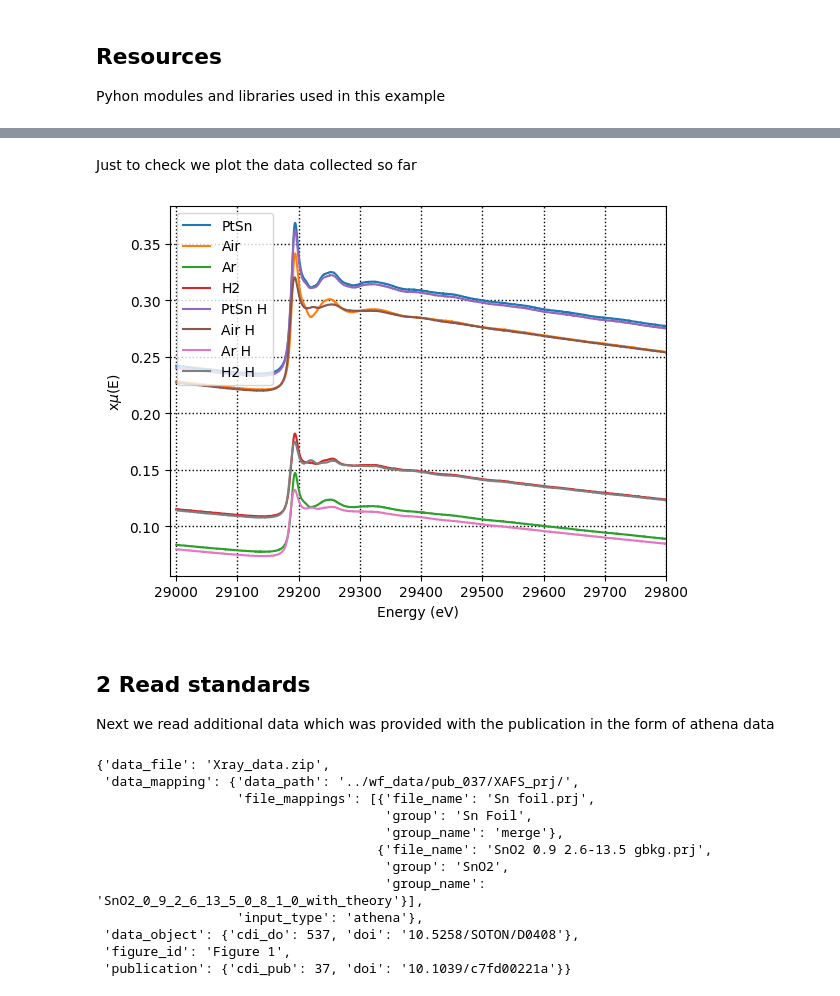
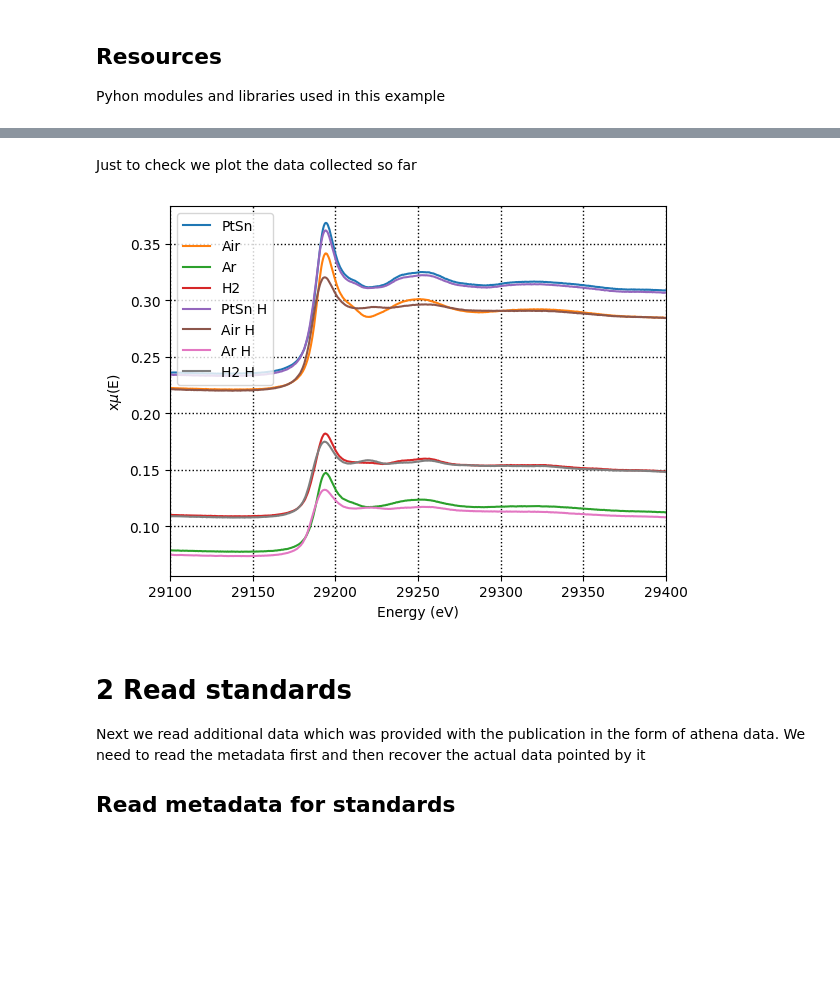
Before and after one commit to scman1/psdi_webinar, a Jupyter notebook: e02_XANES/XANES_Analysis.ipynb, the cells around one changed output, grey strips where cells are left out. Cells and saved outputs as stored; diff of their text form; code cells hidden in the pictures; blank space fills up the shorter version.

```diff
--- a/e02_XANES/XANES_Analysis.ipynb
+++ b/e02_XANES/XANES_Analysis.ipynb
@@ -57,7 +53,7 @@ The data used for reproducing the results was published in the Southampton Insti
 ## Data mappings
 Variables used for mapping published data to results in paper. In this case these data are for figure 1 in paper. The mappings are stored in a json file named figure_1_data.json
 # %%
-json_file = "../outputs/PtSn_KEdge/PtSn_KEdgeout_1.json"
+json_file = "../outputs/PtSn_KEdge/PtSn_KEdge_processed.json"
 json_metadata = {}
 
 with open(json_file) as json_data:
@@ -111,35 +103,15 @@ print(snkedge_data)
-# %% [markdown]
-Just to check we plot the data collected so far
+# %% [markdown]
+Just to check we plot the data collected so far
 # %%
 for a_group in snkedge_data:
    plt = athenamgr.plot_mu(snkedge_data[a_group])
 
 plt.title("")
-plt.xlim([28990, 29800])
+plt.xlim([29100, 29400])
 plt.show()
 # %% [output]
-[figure, old version]
+[figure, new version]
 # %% [markdown]
-## 2 Read standards
-Next we read additional data which was provided with the publication in the form of athena data
+# 2 Read standards
+Next we read additional data which was provided with the publication in the form of athena data. We need to read the metadata first and then recover the actual data pointed by it
+##  Read metadata for standards
-# %%
-standards_file = "./figure_4_standards.json"
-standards_metadata = {}
-
-with open(standards_file) as json_data:
-    json_standards = json.load(json_data)
-
-pprint.pprint(json_standards)
-# %% [output]
-{'data_file': 'Xray_data.zip',
- 'data_mapping': {'data_path': '../wf_data/pub_037/XAFS_prj/',
-                  'file_mappings': [{'file_name': 'Sn foil.prj',
-                                     'group': 'Sn Foil',
-                                     'group_name': 'merge'},
-                                    {'file_name': 'SnO2 0.9 2.6-13.5 gbkg.prj',
-                                     'group': 'SnO2',
-                                     'group_name': 'SnO2_0_9_2_6_13_5_0_8_1_0_with_theory'}],
-                  'input_type': 'athena'},
- 'data_object': {'cdi_do': 537, 'doi': '10.5258/SOTON/D0408'},
- 'figure_id': 'Figure 1',
- 'publication': {'cdi_pub': 37, 'doi': '10.1039/c7fd00221a'}}
```
Also changed, not shown: parts of 19 cells of this notebook, 7 other files.
